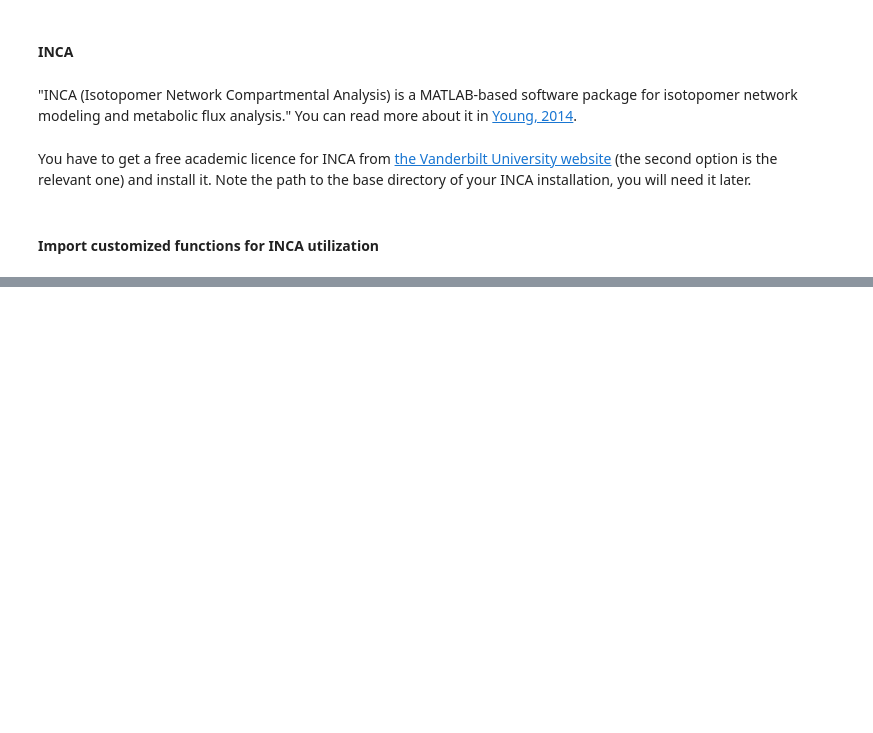
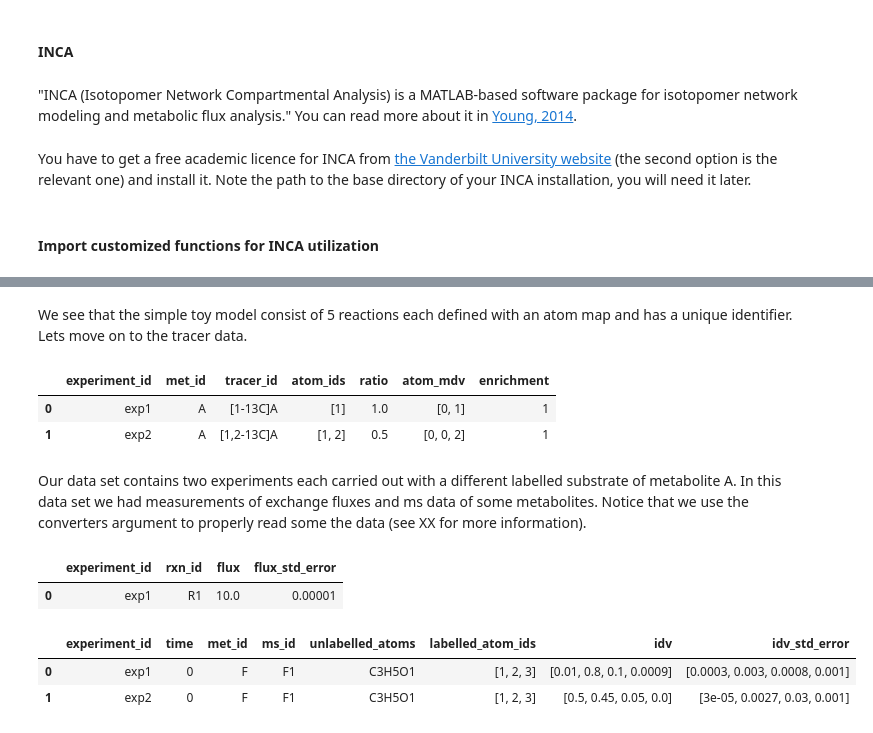
Before and after one commit to biosustain/incawrapper, a Jupyter notebook: docs/examples/MFA_INCA_example.ipynb, the cells around one changed output, grey strips where cells are left out. Saved outputs shown, nothing was run; the diff lists cells and outputs as text; code cells hidden in the pictures; blank space fills up the shorter version.

Commit message:
Detailed run through of the workflow with one experiment

```diff
--- a/docs/examples/MFA_INCA_example.ipynb
+++ b/docs/examples/MFA_INCA_example.ipynb
@@ -95,0 +19,11 @@ INCA_script.run_INCA_in_MATLAB(INCA_base_directory, script_folder, matlab_script
+# %%
+import pandas as pd
+import pathlib
+from BFAIR.mfa.INCA.INCA_script import INCA_script
+from BFAIR.mfa.INCA.INCA_script_writing import (
+    define_reactions, define_tracers, define_ms_data, define_flux_measurements,
+    define_experiment, define_options, define_model, define_runner
+)
+import ast
+from BFAIR.mfa.INCA.run_inca import run_inca
+data_folder = pathlib.Path("../../tests/test_data/MFA_modelInputsData/simple_model/")
@@ -95,0 +42,26 @@ INCA_script.run_INCA_in_MATLAB(INCA_base_directory, script_folder, matlab_script
+# %% [markdown]
+We see that the simple toy model consist of 5 reactions each defined with an atom map and has a unique identifier. Lets move on to the tracer data.
+# %%
+tracers_data = pd.read_csv(data_folder / "tracers.csv", converters={'atom_ids': ast.literal_eval, 'atom_mdv':ast.literal_eval}) # remove id, add prurity
+tracers_data.head()
+# %% [output]
+|  | experiment_id | met_id | tracer_id | atom_ids | ratio | atom_mdv | enrichment |
+| 0 | exp1 | A | [1-13C]A | [1] | 1.0 | [0, 1] | 1 |
+| 1 | exp2 | A | [1,2-13C]A | [1, 2] | 0.5 | [0, 0, 2] | 1 |
+# %% [markdown]
+Our data set contains two experiments each carried out with a different labelled substrate of metabolite A. In this data set we had measurements of exchange fluxes and ms data of some metabolites. Notice that we use the converters argument to properly read some the data (see XX for more information).
+# %%
+flux_data = pd.read_csv(data_folder / "measuredFluxes.csv")
+ms_data = pd.read_csv(data_folder / "experimentalMS_data_multiple_experiments.csv",
+   converters={'labelled_atom_ids': ast.literal_eval, 'idv': ast.literal_eval, 'idv_std_error': ast.literal_eval}
+)
+flux_data.head()
+# %% [output]
+|  | experiment_id | rxn_id | flux | flux_std_error |
+| 0 | exp1 | R1 | 10.0 | 0.00001 |
+# %%
+ms_data.head()
+# %% [output]
+|  | experiment_id | time | met_id | ms_id | unlabelled_atoms | labelled_atom_ids | idv | idv_std_error |
+| 0 | exp1 | 0 | F | F1 | C3H5O1 | [1, 2, 3] | [0.01, 0.8, 0.1, 0.0009] | [0.0003, 0.003, 0.0008, 0.001] |
+| 1 | exp2 | 0 | F | F1 | C3H5O1 | [1, 2, 3] | [0.5, 0.45, 0.05, 0.0] | [3e-05, 0.0027, 0.03, 0.001] |
```
Also changed, not shown: parts of 36 cells of this notebook.
